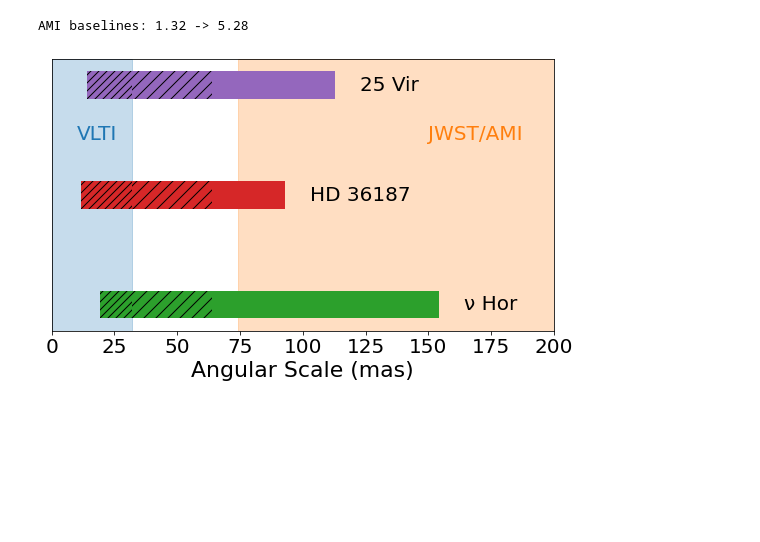
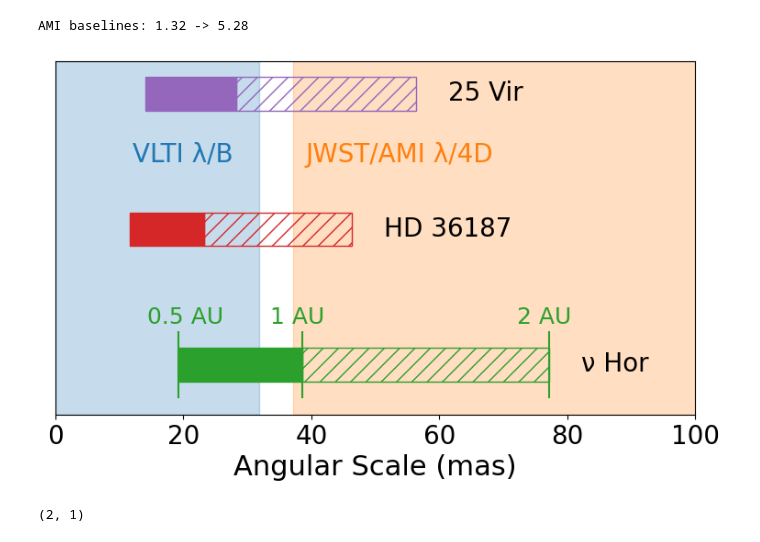
Before and after one commit to benjaminpope/ami, a Jupyter notebook: notebooks/disk_ami.ipynb, the cells around one changed output. Cells and saved outputs as stored; diff of their text form; code cells hidden in the pictures; blank space fills up the shorter version.

```diff
--- a/notebooks/disk_ami.ipynb
+++ b/notebooks/disk_ami.ipynb
@@ -355,6 +360,7 @@ for j, scale in enumerate(scales):
 
     name = names[j]
     ax = axes[j]
+    scale = scale/2
 
 
     for k, con in enumerate([50,20]):
@@ -420,40 +409,65 @@ matplotlib.rcParams.update({"figure.facecolor":'w'})
 # %%
 fig = plt.figure(figsize=(9.0,5.0))
 
 wavel = 3.8e-6 # ami
 
 hband = 1.7e-6 # vlti h band
 vlti_min = 11 # m
 
-ami_ang_min, ami_ang_max = 0.5*wavel/ami_max/mas2rad, 0.5*wavel/ami_min/mas2rad
+ami_ang_min, ami_ang_max = 0.25*wavel/ami_max/mas2rad, 0.5*wavel/ami_min/mas2rad
 
 vlti_ang_max = hband/vlti_min/mas2rad
 
 plt.axvspan(ami_ang_min,ami_ang_max,alpha=0.25,color='C1',label='JWST')
 plt.axvspan(0,vlti_ang_max,alpha=0.25,color='C0',label='VLTI')
 
+# plt.axvline(vlti_ang_max,alpha=0.5,linestyle='--',color='C0')
+# plt.axvline(ami_ang_min,alpha=0.5,linestyle='--',color='C1')
 plt.xlabel('Angular Scale (mas)')
 plt.yticks([]);
 
 names = ['ν Hor', 'HD 36187', '25 Vir']
 scales = [77, 46.4, 56.4]
 parallaxes = [19.3,11.6,14.1]
 
 for j, parallax in enumerate(parallaxes):
-    disk_min, disk_max = 0.5*parallax*2, 4*parallax*2 # 2 for *diameter*, radii from 0.5 - 4 AU
-    # ruled out by VLTI
-    plt.barh(j,vlti_ang_max-disk_min,0.25,left=disk_min,hatch='///',color='C%d'%(j+2))
-    plt.barh(j,vlti_ang_max,0.25,left=vlti_ang_max,hatch='//',color='C%d'%(j+2))
+    disk_min, disk_max = 0.5*parallax*2, 1*parallax*2 # 2 for *diameter*, radii from 0.5 - 4 AU
+
+#     # ruled out by VLTI
+#     if vlti_ang_max > disk_min:
+#         plt.barh(j,vlti_ang_max-disk_min,0.25,left=disk_min,hatch='///',color='C%d'%(j+2))
+#     elif vlti_ang_max < disk_min:
+#         pass
 
     # available parameter space
-    plt.barh(j,disk_max-vlti_ang_max*2,0.25,left=vlti_ang_max*2,color='C%d'%(j+2))
-    plt.text(disk_max+10,j-0.05,names[j],fontsize=20)
+    c = 'C%d'%(j+2)
+    plt.barh(j,disk_max-disk_min,0.25,left=disk_min,color=c,edgecolor=c)
+    plt.barh(j,disk_max*2-disk_max,0.25,left=disk_max,color='none', edgecolor=c, hatch="//")
 
-plt.xlim(0,200)
+    plt.text(disk_max*2+5,j-0.05,names[j],fontsize=20)
 
-plt.text(10,1.5,'VLTI',color='C0',fontsize=20)
-plt.text(150,1.5,'JWST/AMI',color='C1',fontsize=20)
+    if j == 0:
+#         yerrs = np.array([0.0,0.25])[:,np.newaxis]
+        yerrs = 0.25
+        plt.barh(j,disk_max-disk_min,0.25,left=disk_min,color=c,edgecolor='none',yerr=yerrs,ecolor=c)
+        plt.barh(j,0,0.25,left=disk_min,color=c,edgecolor='none',yerr=yerrs,ecolor=c)
+
+        plt.barh(j,disk_max*2-disk_max,0.25,left=disk_max,color='none', edgecolor='none', yerr=yerrs,ecolor=c)
+
+        plt.text(disk_max/2-5,j+0.3,'0.5 AU',fontsize=18,color='C%d'%(j+2))
+        plt.text(disk_max-5,j+0.3,'1 AU',fontsize=18,color='C%d'%(j+2))
+        plt.text(disk_max*2-5,j+0.3,'2 AU',fontsize=18,color='C%d'%(j+2))
+
+
+plt.xlim(0,100)
+
+plt.text(12,1.5,'VLTI λ/B',color='C0',fontsize=20)
+plt.text(ami_ang_min+2,1.5,'JWST/AMI λ/4D',color='C1',fontsize=20)
 
 plt.savefig('parameter_space.png',bbox_inches='tight')
 # %% [output]
-[figure, old version]
+[figure, new version]
+# %%
+.shape
+# %% [output]
+(2, 1)
```
Also changed, not shown: parts of 13 cells of this notebook, 3 other files.
